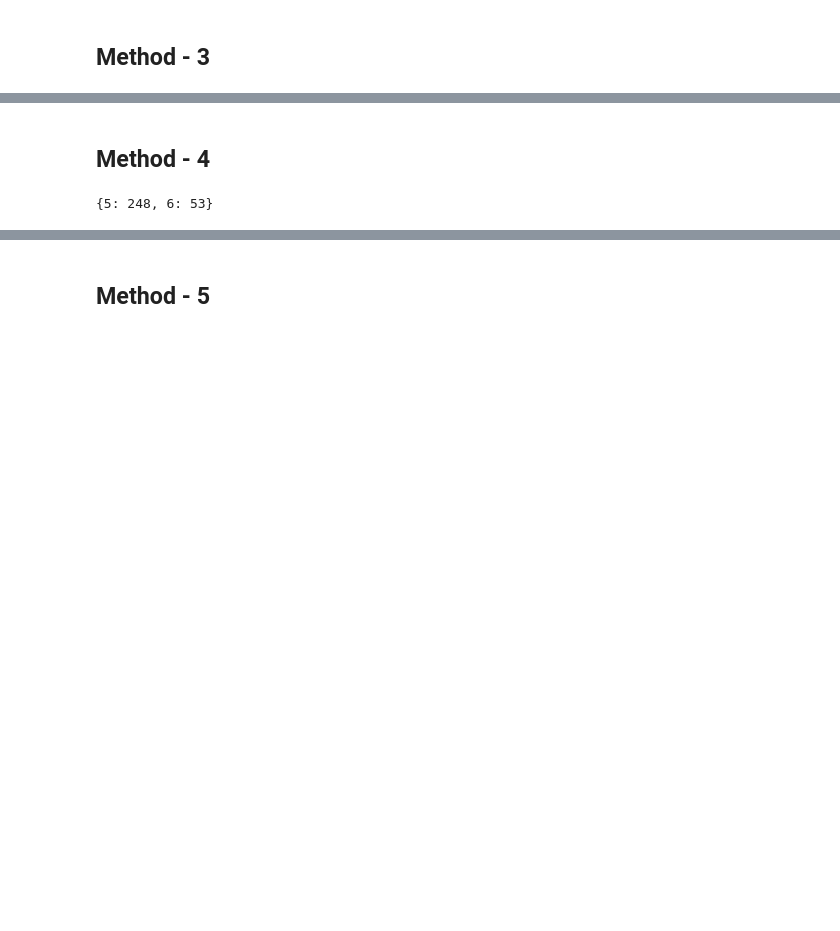
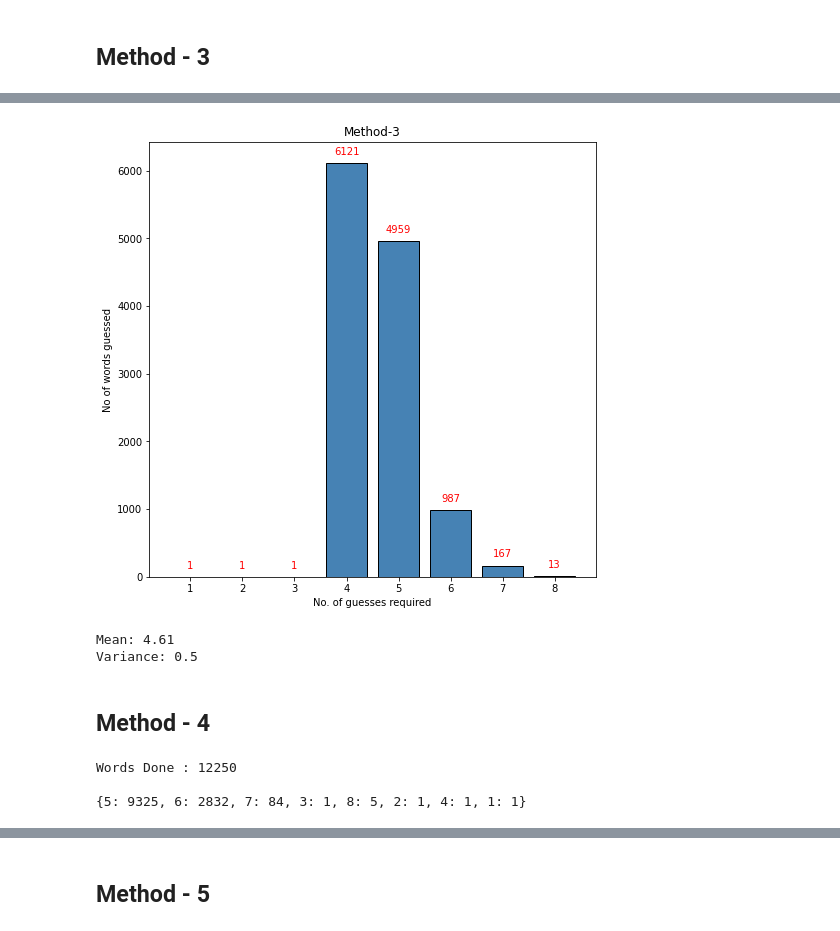
Before and after one commit to GajananSD/Wordle-Solver, a Jupyter notebook: Algorithm/method.ipynb, the cells around one changed output, grey strips where cells are left out. Drawn from its saved outputs; the diff is of its cells as text; code cells hidden in the pictures; blank space fills up the shorter version.

```diff
--- a/Algorithm/method.ipynb
+++ b/Algorithm/method.ipynb
@@ -71,3 +142,34 @@ print(word_guess_count_freq3)
+# %%
+# Extract keys and values
+x3 = list(word_guess_count_freq3.keys())
+y3 = list(word_guess_count_freq3.values())
+
+# Plot
+plt.figure(figsize=(8, 8))
+plt.bar(x3, y3, color='steelblue', edgecolor='black')
+
+# Add labels above bars
+for i, freq in zip(x3, y3):
+    plt.text(i, freq + max(y3) * 0.02, str(freq), ha='center', color='red', fontsize=10)
+
+# Labels and title
+plt.xlabel("No. of guesses required")
+plt.ylabel("No of words guessed")
+plt.title("Method-3")
+plt.xticks(sorted(x3))
+# Show plot
+plt.show()
+# %% [output]
+[figure, added]
+# %%
+# Compute mean and variance
+mean3 = np.average(x3, weights=y3)  # Weighted mean
+variance3 = np.average((np.array(x3) - mean3) ** 2, weights=y3)  # Weighted variance
+print(f"Mean: {round(mean3,2)}")
+print(f"Variance: {round(variance3,2)}")
+# %% [output]
+Mean: 4.61
+Variance: 0.5
 # %% [markdown]
 ## Method - 4
 # %%
@@ -85,8 +187,10 @@ for secret_word in words_db:
     else:
         word_guess_count_freq4[mean_NumberOfGuess] += 1
     cnt += 1
-    if cnt>300:
-        break
+    print(f"\rWords Done : {cnt}", end = " ", flush = True)
+print('\n')
 print(word_guess_count_freq4)
 # %% [output]
-{5: 248, 6: 53}
+Words Done : 12250
+
+{5: 9325, 6: 2832, 7: 84, 3: 1, 8: 5, 2: 1, 4: 1, 1: 1}
```
Also changed, not shown: parts of 13 cells of this notebook, 8 other files.
